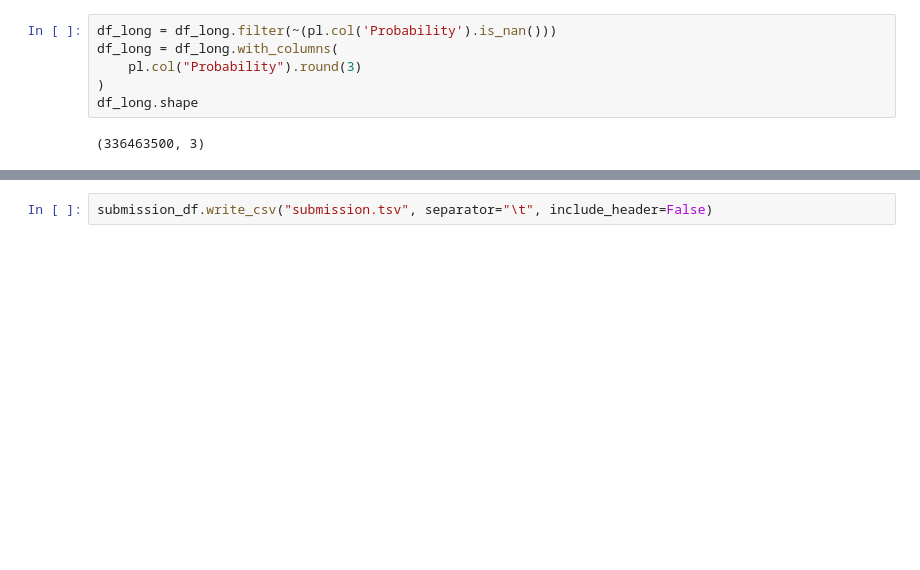
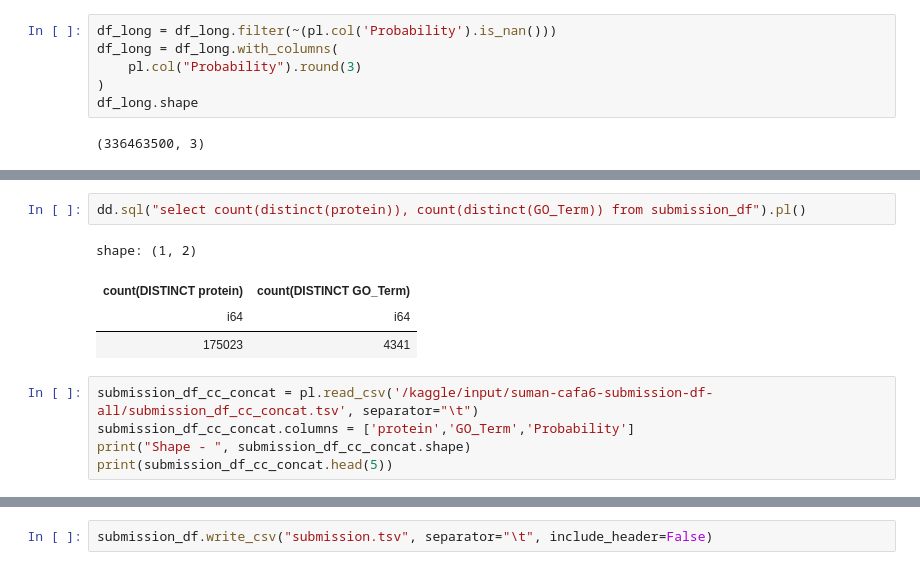
Before and after one commit to sumaniitm/cafa-6-protein-function-prediction-kaggle, a Jupyter notebook: cafa6-baseline-and-feature-engineering.ipynb, the cells around one changed output, grey strips where cells are left out. Cells and saved outputs as stored; diff of their text form; blank space fills up the shorter version.

```diff
--- a/cafa6-baseline-and-feature-engineering.ipynb
+++ b/cafa6-baseline-and-feature-engineering.ipynb
@@ -810,0 +772,12 @@ submission_df.shape
+# %%
+dd.sql("select count(distinct(protein)), count(distinct(GO_Term)) from submission_df").pl()
+# %% [output]
+shape: (1, 2)
+| count(DISTINCT protein) | count(DISTINCT GO_Term) |
+| i64 | i64 |
+| 175023 | 4341 |
+# %%
+submission_df_cc_concat = pl.read_csv('/kaggle/input/suman-cafa6-submission-df-all/submission_df_cc_concat.tsv', separator="\t")
+submission_df_cc_concat.columns = ['protein','GO_Term','Probability']
+print("Shape - ", submission_df_cc_concat.shape)
+print(submission_df_cc_concat.head(5))
```
Also changed, not shown: parts of 41 cells of this notebook.
